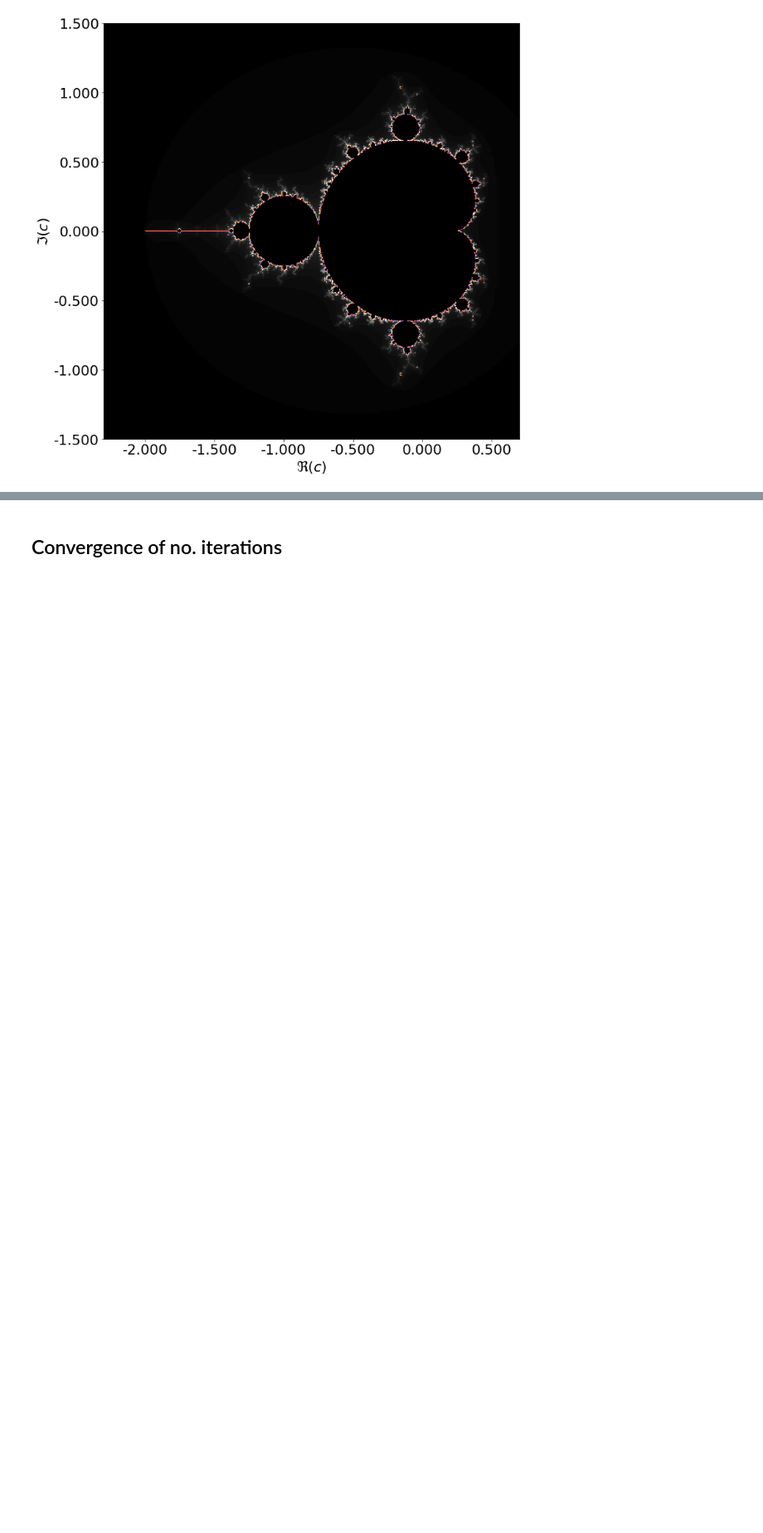
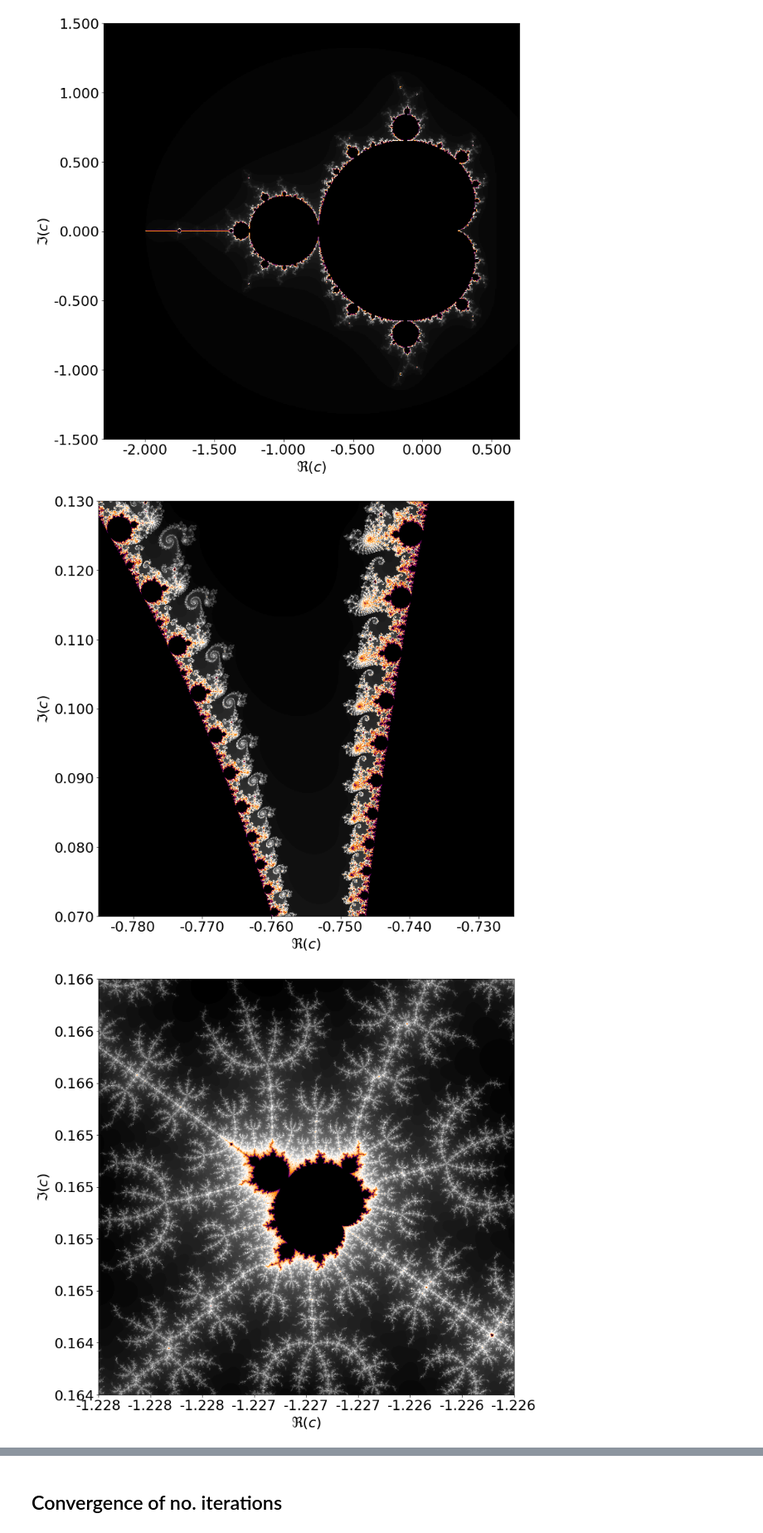
Before and after one commit to PaulHosek/Stochastic_simulation, a Jupyter notebook: MarcelvandeLagemaat_10886699_PaulHosek_12637033_1.ipynb, the cells around one changed output, grey strips where cells are left out. Shown at 83% size. Cells and saved outputs as stored; diff of their text form; code cells hidden in the pictures; blank space fills up the shorter version.

Commit message:
- correct images now

```diff
--- a/MarcelvandeLagemaat_10886699_PaulHosek_12637033_1.ipynb
+++ b/MarcelvandeLagemaat_10886699_PaulHosek_12637033_1.ipynb
@@ -29,4 +29,17 @@ cur_max_iter = resolution  # convergence test search depth
 gm.draw_mandelbrot(cur_center, cur_extent,fname="mandelbrot_final",resolution=256*2**1)
 # %% [output]
 [figure]
+# %%
+# seahorse valley
+cur_center = -0.755 + 0.1j
+cur_extent = .06 + .06j
+gm.draw_mandelbrot(cur_center, cur_extent,fname="outline_mb",resolution=256*2**2)
+#
+# a small bit
+cur_center = -1.227 + 0.165j
+cur_extent = .002 + .002j
+gm.draw_mandelbrot(cur_center, cur_extent,fname="small_mb",resolution=256*2*2)
+# %% [output]
+[figure, added]
+[figure, added]
 # %%
```
Also changed, not shown: parts of 1 cell of this notebook.
